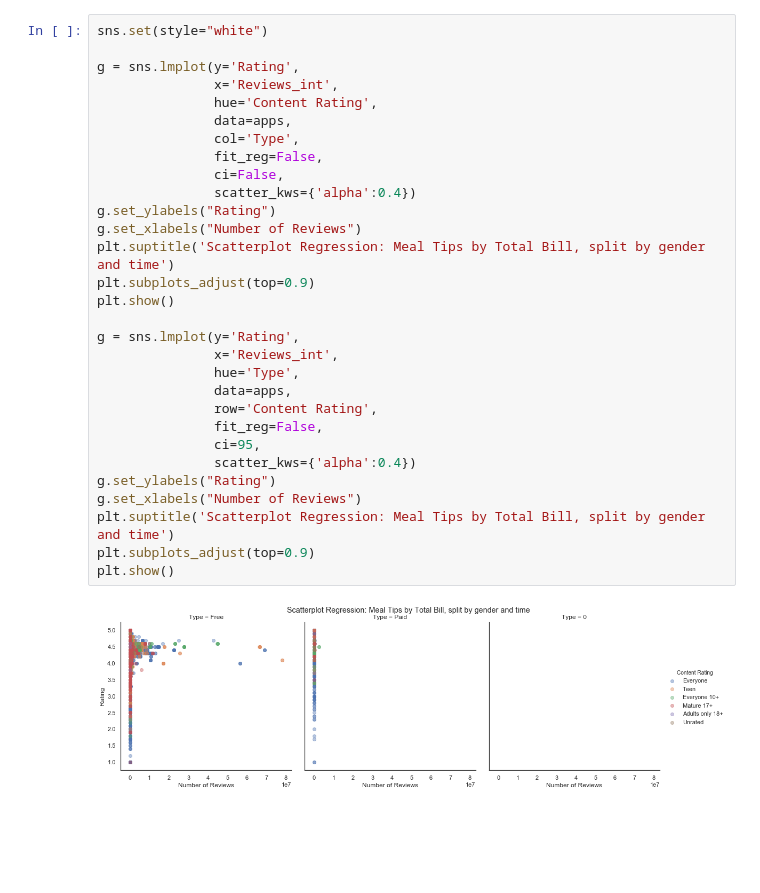
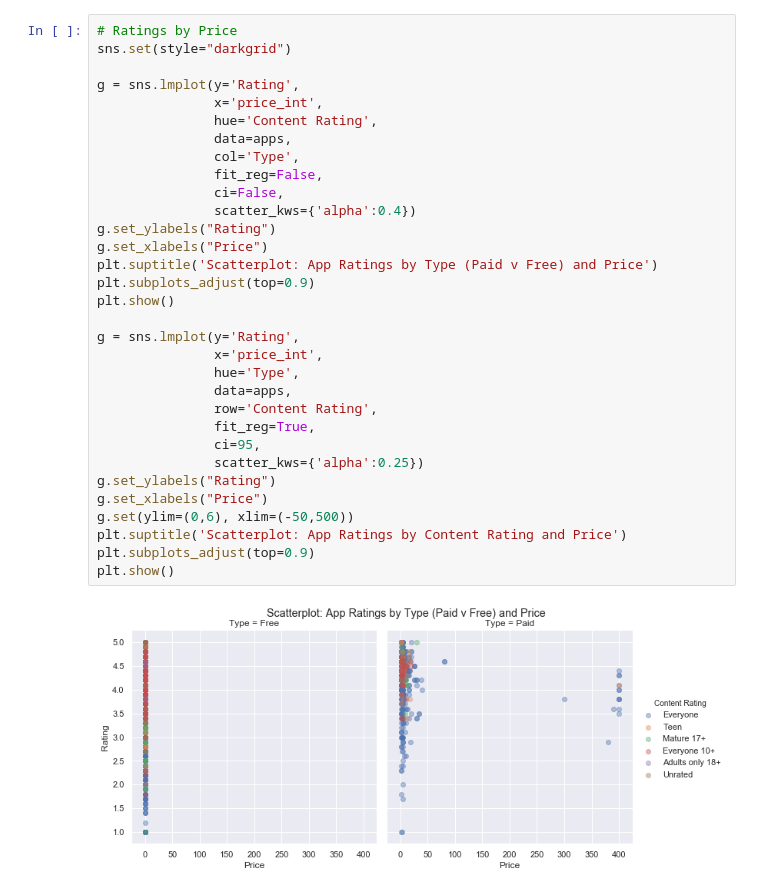
Before and after one commit to jkovach89/12-2-Assignment, a Jupyter notebook: Assignment 12.2 - Data Visualizations with Seaborn - Google Play Apps.ipynb, the cells around one changed output. Cells and saved outputs as stored; diff of their text form; blank space fills up the shorter version.

```diff
--- a/Assignment 12.2 - Data Visualizations with Seaborn - Google Play Apps.ipynb
+++ b/Assignment 12.2 - Data Visualizations with Seaborn - Google Play Apps.ipynb
@@ -129,32 +163,34 @@ plt.show()
 # %%
-sns.set(style="white")
+# Ratings by Price
+sns.set(style="darkgrid")
 
 g = sns.lmplot(y='Rating',
-               x='Reviews_int',
+               x='price_int',
                hue='Content Rating',
                data=apps,
                col='Type',
                fit_reg=False,
                ci=False,
                scatter_kws={'alpha':0.4})
 g.set_ylabels("Rating")
-g.set_xlabels("Number of Reviews")
-plt.suptitle('Scatterplot Regression: Meal Tips by Total Bill, split by gender and time')
+g.set_xlabels("Price")
+plt.suptitle('Scatterplot: App Ratings by Type (Paid v Free) and Price')
 plt.subplots_adjust(top=0.9)
 plt.show()
 
 g = sns.lmplot(y='Rating',
-               x='Reviews_int',
+               x='price_int',
                hue='Type',
                data=apps,
                row='Content Rating',
-               fit_reg=False,
+               fit_reg=True,
                ci=95,
-               scatter_kws={'alpha':0.4})
+               scatter_kws={'alpha':0.25})
 g.set_ylabels("Rating")
-g.set_xlabels("Number of Reviews")
-plt.suptitle('Scatterplot Regression: Meal Tips by Total Bill, split by gender and time')
+g.set_xlabels("Price")
+g.set(ylim=(0,6), xlim=(-50,500))
+plt.suptitle('Scatterplot: App Ratings by Content Rating and Price')
 plt.subplots_adjust(top=0.9)
 plt.show()
 # %% [output]
-[figure, old version]
+[figure, new version]
```
Also changed, not shown: parts of 12 cells of this notebook.
